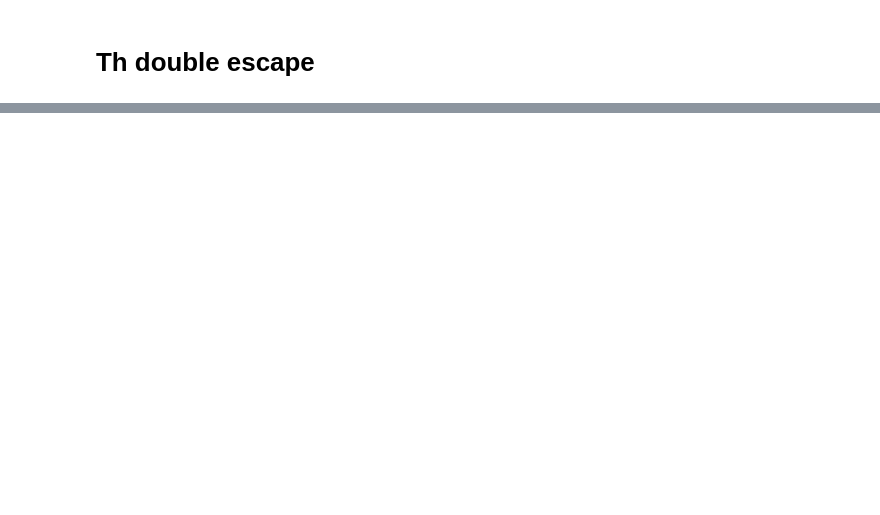
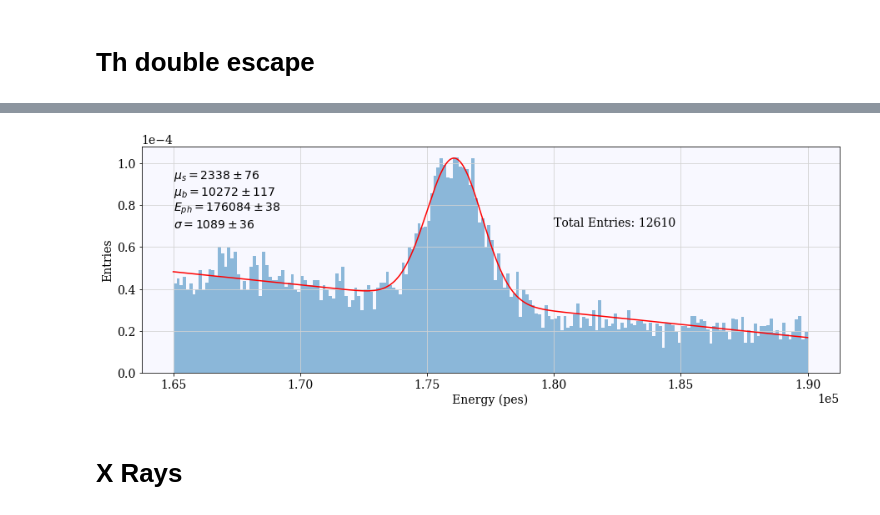
Before and after one commit to gondiaz/ICAROSNB, a Jupyter notebook: GDL/spectra/run_6482.ipynb, the cells around one changed output, grey strips where cells are left out. Drawn from its saved outputs; the diff is of its cells as text; code cells hidden in the pictures; blank space fills up the shorter version.

```diff
--- a/GDL/spectra/run_6482.ipynb
+++ b/GDL/spectra/run_6482.ipynb
@@ -102,0 +103,4 @@ ax.set_ylabel('Entries');
+# %%
+a, b = 1.65e5, 1.9e5
+
+cspk = data[(a<data['e'])&(data['e']<b)]
@@ -102,0 +118,28 @@ ax.set_ylabel('Entries');
+# %%
+mus, smus = int(round(res.x[0])), int(round(cov[0][0]**.5))
+mub, smub = int(round(res.x[1])), int(round(cov[1][1]**.5))
+s, ss     = res.x[2], cov[2][2]**.5
+mu, smu   = int(round(res.x[3])), int(round(cov[3][3]**.5))
+sig, ssig = int(round(res.x[4])), int(round(cov[4][4]**.5))
+
+tres = (fr'$\mu_s    = {mus}\pm{smus}$' + '\n' +
+        fr'$\mu_b    = {mub}\pm{smub}$' + '\n' +
+        fr'$E_{{ph}} = {mu} \pm {smu}$' + '\n' +
+        fr'$\sigma   = {sig} \pm {ssig}$')
+# %%
+fig = plt.figure()
+ax = fig.add_subplot(111)
+
+ax.hist(E, bins=int(0.2*nbins), alpha=0.5, density=True);
+e = np.linspace(a, b, 1000)
+ax.plot(e, pk.pkpdf(e, res.x, [a,b]), c='r')
+
+ax.text(a, 7e-5, s=tres)
+ax.text(1.8e5, 7e-5, s=f'Total Entries: {len(E)}')
+
+ax.set_xlabel('Energy (pes)');
+ax.set_ylabel('Entries');
+# %% [output]
+[figure, added]
+# %% [markdown]
+# X Rays
```
Also changed, not shown: parts of 9 cells of this notebook, 3 other files.
